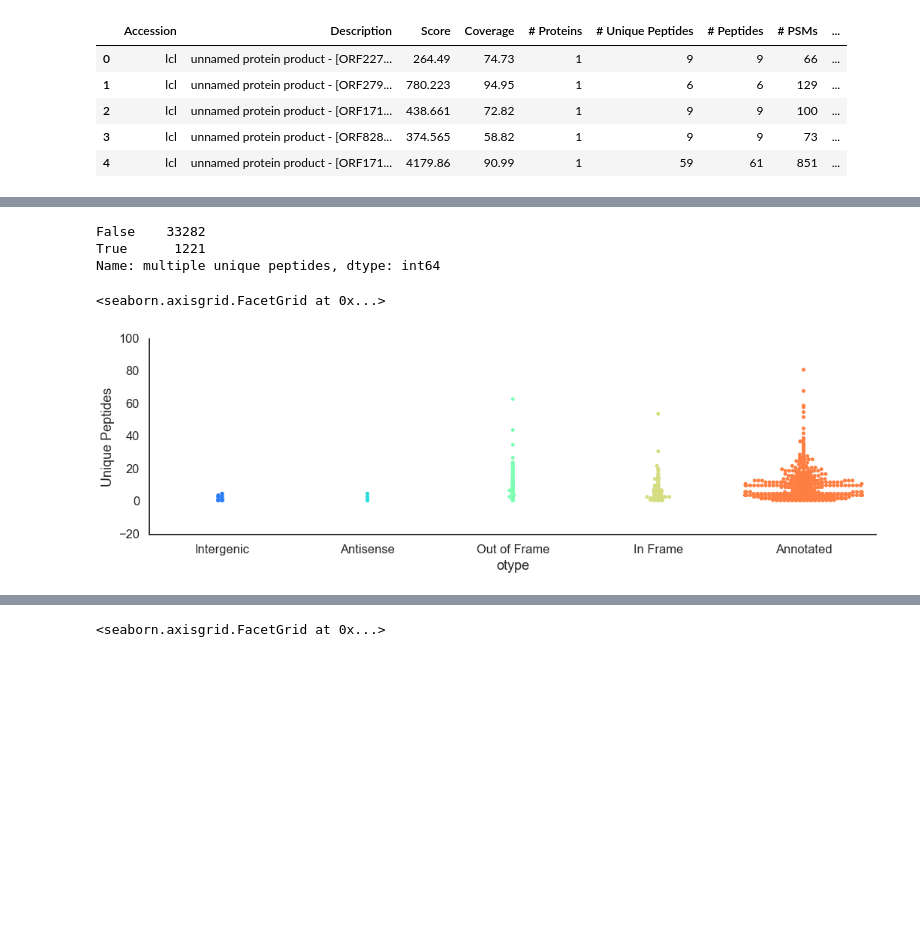
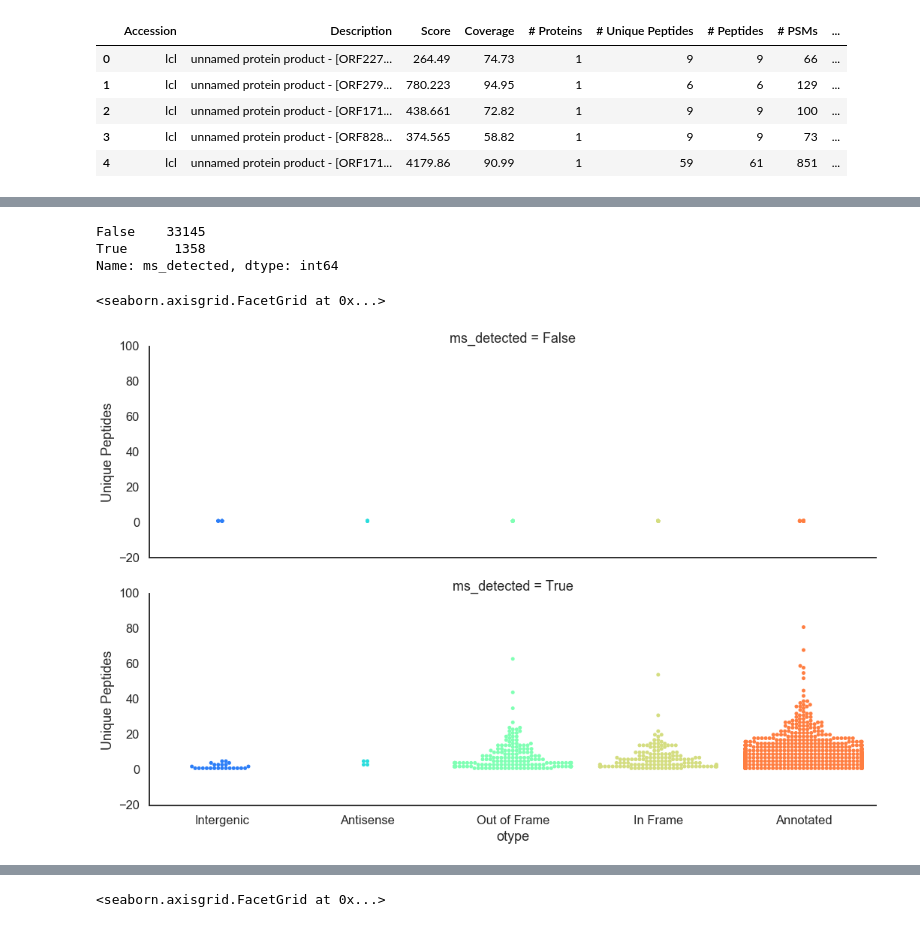
Before and after one commit to wosnat/sep, a Jupyter notebook: mit9313 - ISME2016 - proteome.ipynb, the cells around one changed output, grey strips where cells are left out. Drawn from its saved outputs; the diff is of its cells as text; code cells hidden in the pictures; blank space fills up the shorter version.

```diff
--- a/mit9313 - ISME2016 - proteome.ipynb
+++ b/mit9313 - ISME2016 - proteome.ipynb
@@ -276,0 +295,7 @@ protein_df.head()
+# %%
+peptide_df = protein_df.loc[protein_df['Accession'].isna()]
+peptide_df.drop(columns='Accession', inplace=True)
+peptide_df2 = peptide_df.rename(columns=peptide_df.iloc[0])
+peptide_df2['Description'] = peptide_df['tempaccession']
+peptide_df = peptide_df2.loc[~peptide_df2.Sequence.isin(['Sequence'])]
+peptide_df['orfid'] = peptide_df['Description'].str.replace(r'unnamed protein product - \[', '').str.replace('\]$','')
@@ -326,3 +346,7 @@ merge_df.rename(columns={
     '# PSMs': 'PSMs',
     '# AAs' : 'AAs'
 }, inplace=True)
+# %%
+peptide_df.rename(columns={
+    '# Proteins': 'Proteins',
+}, inplace=True)
@@ -328,0 +374,2 @@ merge_df.rename(columns={
+# %%
+merge_df['max_xCorr'] = merge_df['orfid'].map(peptide_df.loc[peptide_df.Proteins == 1].groupby('orfid')['XCorr'].max())
@@ -329,15 +391,17 @@ merge_df.rename(columns={
 # %%
 merge_df['multiple unique peptides'] = merge_df['Unique Peptides'] > 1
 merge_df['has unique peptides'] = merge_df['Unique Peptides'] > 0
+merge_df['ms_detected'] = (merge_df['Unique Peptides'] > 1) | (merge_df['max_xCorr'] > 3)
 # %%
-merge_df['multiple unique peptides'].value_counts()
+merge_df['ms_detected'].value_counts()
 # %% [output]
-False    33282
-True      1221
-Name: multiple unique peptides, dtype: int64
+False    33145
+True      1358
+Name: ms_detected, dtype: int64
 # %%
-sns.catplot(data=merge_df, x='otype', y='Unique Peptides', aspect=3, kind='swarm', order=oorder, palette=opalette)
+sns.catplot(data=merge_df, x='otype', y='Unique Peptides', aspect=3, kind='swarm', order=oorder, palette=opalette
+           , row='ms_detected')
 # %% [output]
 <seaborn.axisgrid.FacetGrid at 0x...>
-[figure, old version]
+[figure, new version]
 # %%
```
Also changed, not shown: parts of 60 cells of this notebook, 4 other files.
